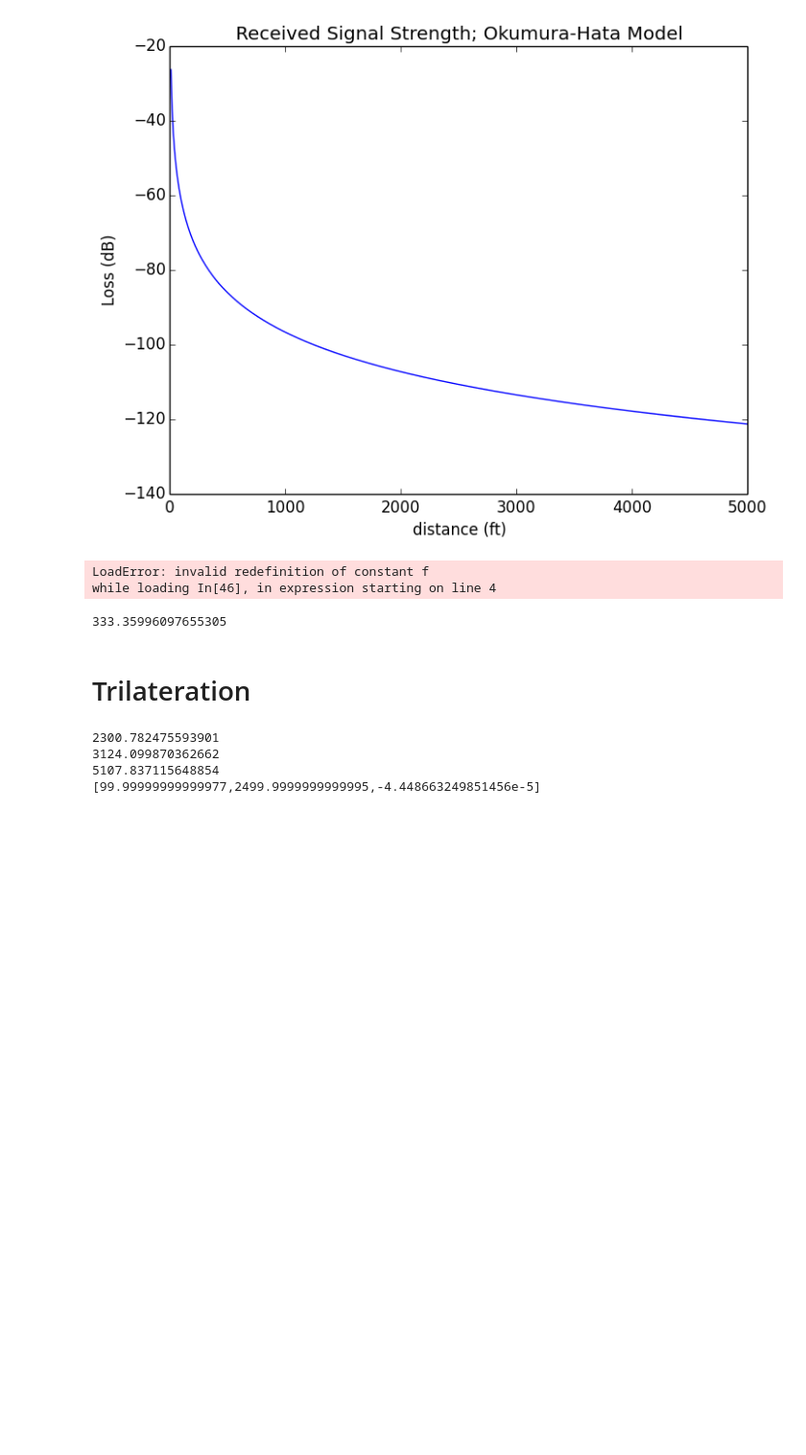
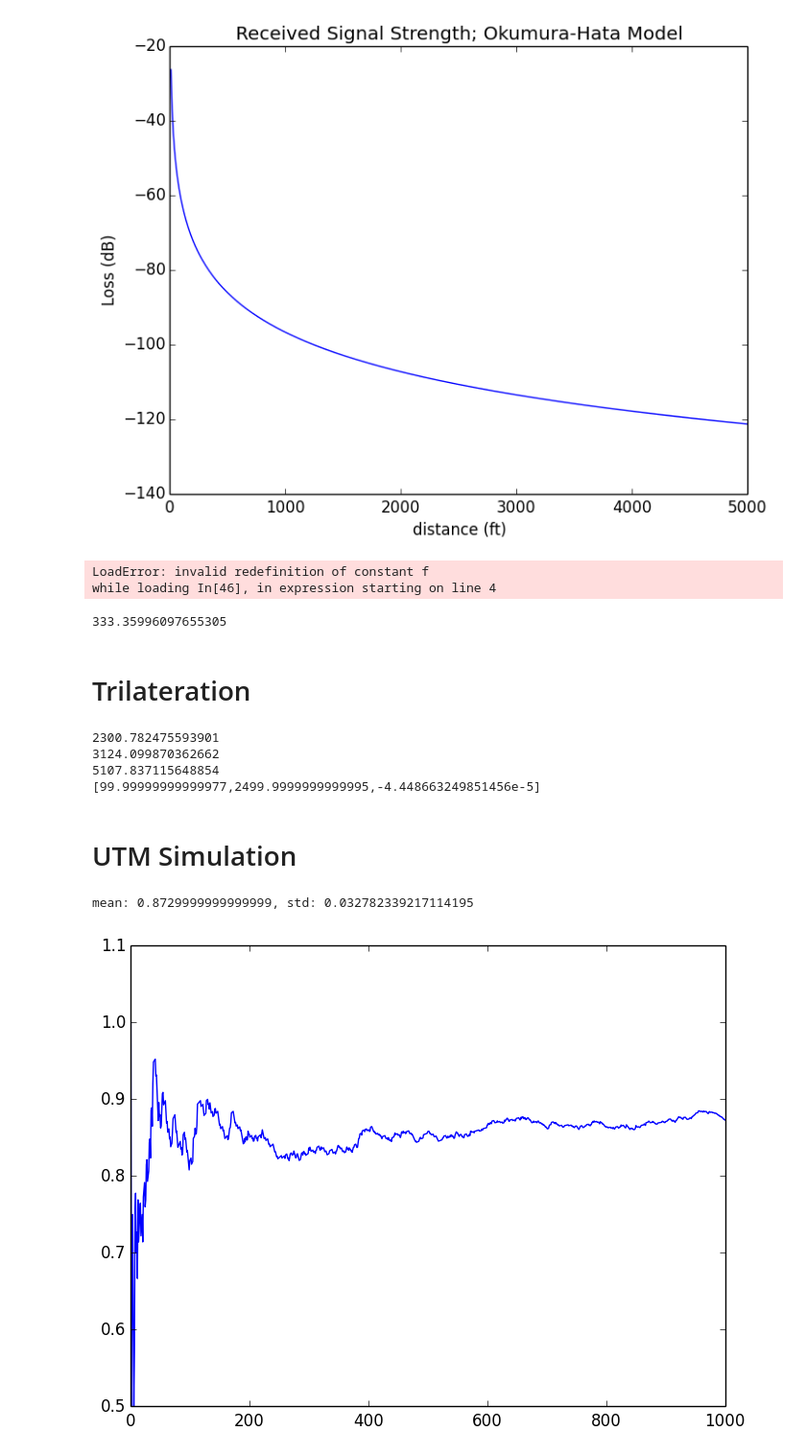
Before and after one commit to neosado/UTM, a Jupyter notebook: UTMScenario.ipynb, the cells around one changed output. Shown at 96% size. Cells and saved outputs as stored; diff of their text form; code cells hidden in the pictures; blank space fills up the shorter version.

```diff
--- a/UTMScenario.ipynb
+++ b/UTMScenario.ipynb
@@ -84,3 +84,5 @@ println(p)
 3124.099870362662
 5107.837115648854
 [99.99999999999977,2499.9999999999995,-4.448663249851456e-5]
+# %% [markdown]
+# UTM Simulation
@@ -86,0 +91,26 @@ println(p)
+# %%
+using PyPlot
+
+
+srand(uint(time()))
+sc = generateScenario(localization = :deadreckoning)
+
+N = 1000
+
+va = zeros(N)
+y = 0.
+
+for i = 1:N
+    x = simulate(sc)
+    y += (x - y) / i
+    va[i] = y
+    #println(x, " ", y)
+end
+
+println("mean: ", va[end], ", std: ", std(va))
+plot(1:N, va)
+
+;
+# %% [output]
+mean: 0.8729999999999999, std: 0.032782339217114195
+[figure, added]
```
Also changed, not shown: parts of 3 cells of this notebook, 5 other files.
